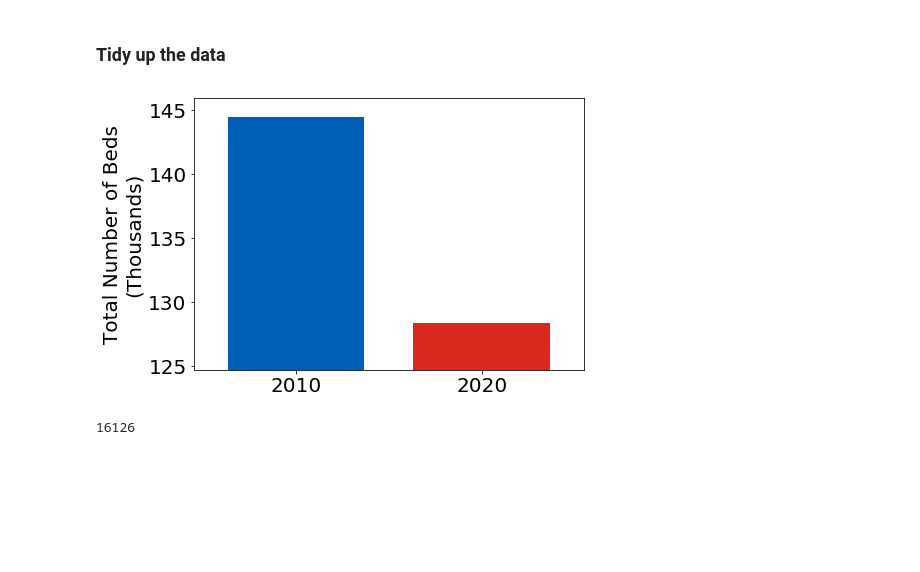
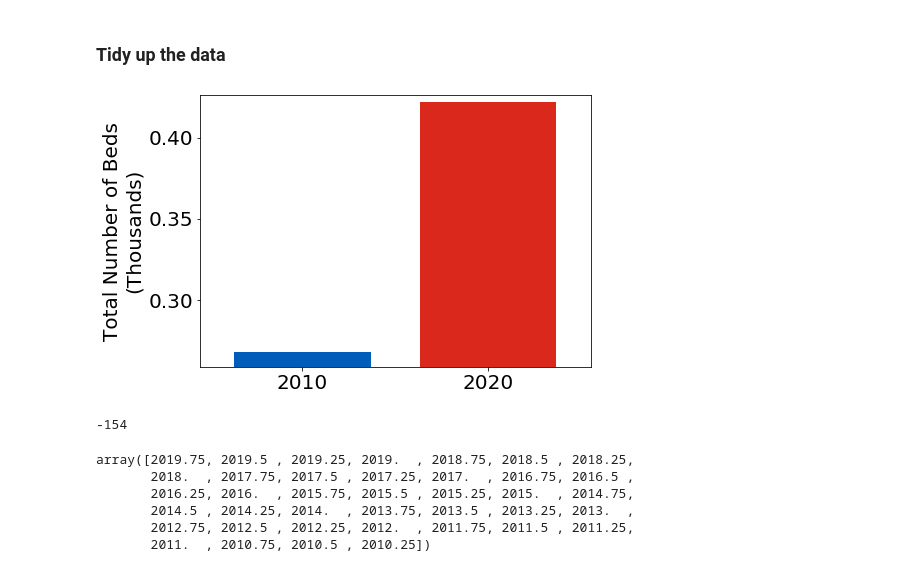
Before and after one commit to HowsMyNHS/NHSdata, a Jupyter notebook: NhsEngBeds.ipynb, the cells around one changed output. Cells and saved outputs as stored; diff of their text form; code cells hidden in the pictures; blank space fills up the shorter version.

```diff
--- a/NhsEngBeds.ipynb
+++ b/NhsEngBeds.ipynb
@@ -205,28 +209,37 @@ for i in range(len(OutNames)):
 # %%
 np.save("NHSbeds.npy", [OutNames, time, BedsOut])
 # %%
-firstNames, time, BedsAvail = np.load("NHSbeds.npy")
+firstNames, time, BedsAvail = np.load("NHSbeds.npy", allow_pickle=True)
 # %%
 matplotlib.rcParams['mathtext.fontset'] = 'stix'
 matplotlib.rcParams['font.family'] = 'sans-serif'
 matplotlib.rc('font', size=20)
 
 fig, ax1 = plt.subplots(figsize = (7,5))
 time = np.arange(2010.25, 2020, 0.25)[::-1]
 
-hospital = 0
+hospital = 100
 
 allBeds = BedsAvail[hospital,:][BedsAvail[hospital,:]!='-']
 
 ax1.bar([time[-1], time[0]], [allBeds[-1]*1e-3, allBeds[0]*1e-3],
         width = 7, alpha=1,tick_label = [2010, 2020], color = ['#005EB8', '#DA291C'])
 ax1.set_xlim(2005, 2025)
 ax1.set_ylim(0.98*min(allBeds)*1e-3, 1.01*max(allBeds)*1e-3)
 ax1.set_ylabel("Total Number of Beds\n(Thousands)")
 plt.show()
 # %% [output]
-[figure, old version]
+[figure, new version]
 # %%
 allBeds[-1] -allBeds[0]
 # %% [output]
-16126
+-154
+# %%
+time
+# %% [output]
+array([2019.75, 2019.5 , 2019.25, 2019.  , 2018.75, 2018.5 , 2018.25,
+       2018.  , 2017.75, 2017.5 , 2017.25, 2017.  , 2016.75, 2016.5 ,
+       2016.25, 2016.  , 2015.75, 2015.5 , 2015.25, 2015.  , 2014.75,
+       2014.5 , 2014.25, 2014.  , 2013.75, 2013.5 , 2013.25, 2013.  ,
+       2012.75, 2012.5 , 2012.25, 2012.  , 2011.75, 2011.5 , 2011.25,
+       2011.  , 2010.75, 2010.5 , 2010.25])
```
Also changed, not shown: parts of 5 cells of this notebook, 5 other files.
